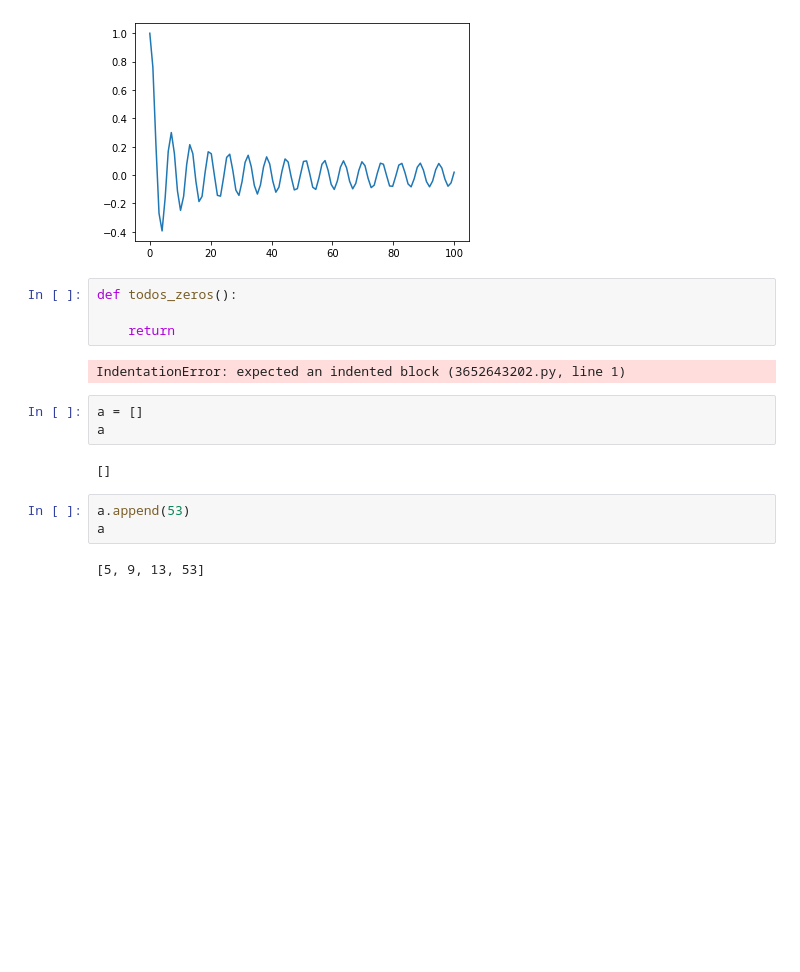
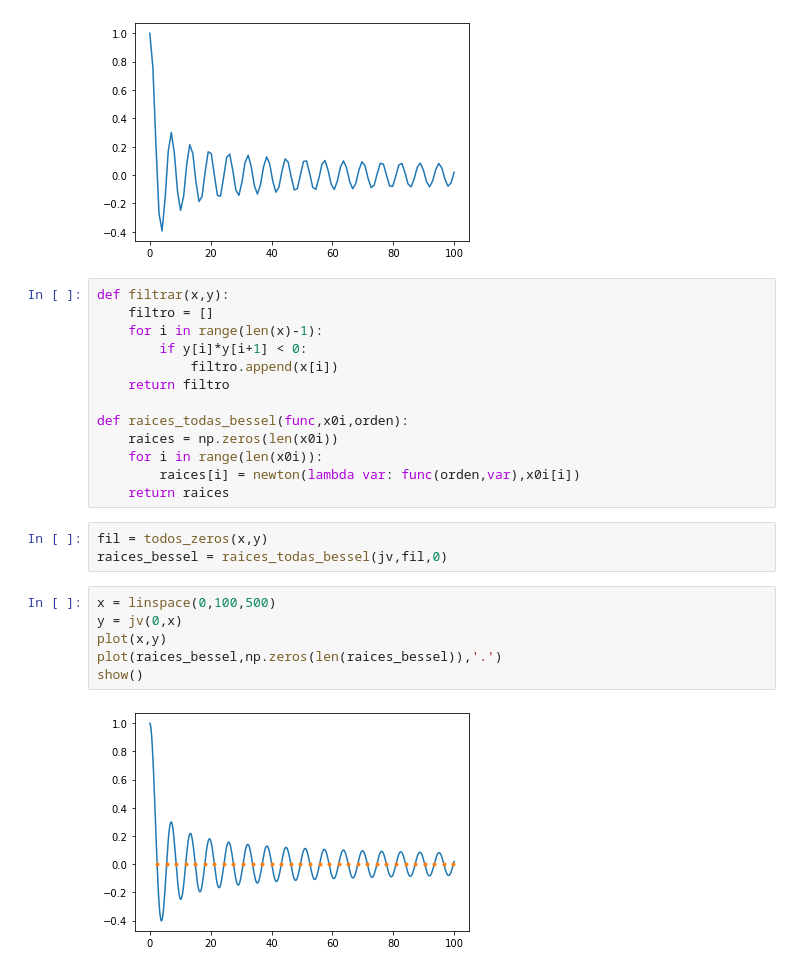
Before and after one commit to richmf/Fisica-Computacional-clases, a Jupyter notebook: py numba.ipynb, the cells around one changed output. Drawn from its saved outputs; the diff is of its cells as text; blank space fills up the shorter version.

```diff
--- a/py numba.ipynb
+++ b/py numba.ipynb
@@ -36,19 +37,27 @@ plot(x,y)
 show()
 # %% [output]
 [figure]
-# %%
-def todos_zeros():
-
-    return
-# %% [output]
-IndentationError: expected an indented block (3652643202.py, line 1)
-# %%
-a = []
-a
-# %% [output]
-[]
-# %%
-a.append(53)
-a
-# %% [output]
-[5, 9, 13, 53]
+# %%
+def filtrar(x,y):
+    filtro = []
+    for i in range(len(x)-1):
+        if y[i]*y[i+1] < 0:
+            filtro.append(x[i])
+    return filtro
+
+def raices_todas_bessel(func,x0i,orden):
+    raices = np.zeros(len(x0i))
+    for i in range(len(x0i)):
+        raices[i] = newton(lambda var: func(orden,var),x0i[i])
+    return raices
+# %%
+fil = todos_zeros(x,y)
+raices_bessel = raices_todas_bessel(jv,fil,0)
+# %%
+x = linspace(0,100,500)
+y = jv(0,x)
+plot(x,y)
+plot(raices_bessel,np.zeros(len(raices_bessel)),'.')
+show()
+# %% [output]
+[figure, added]
```
Also changed, not shown: parts of 1 cell of this notebook.
